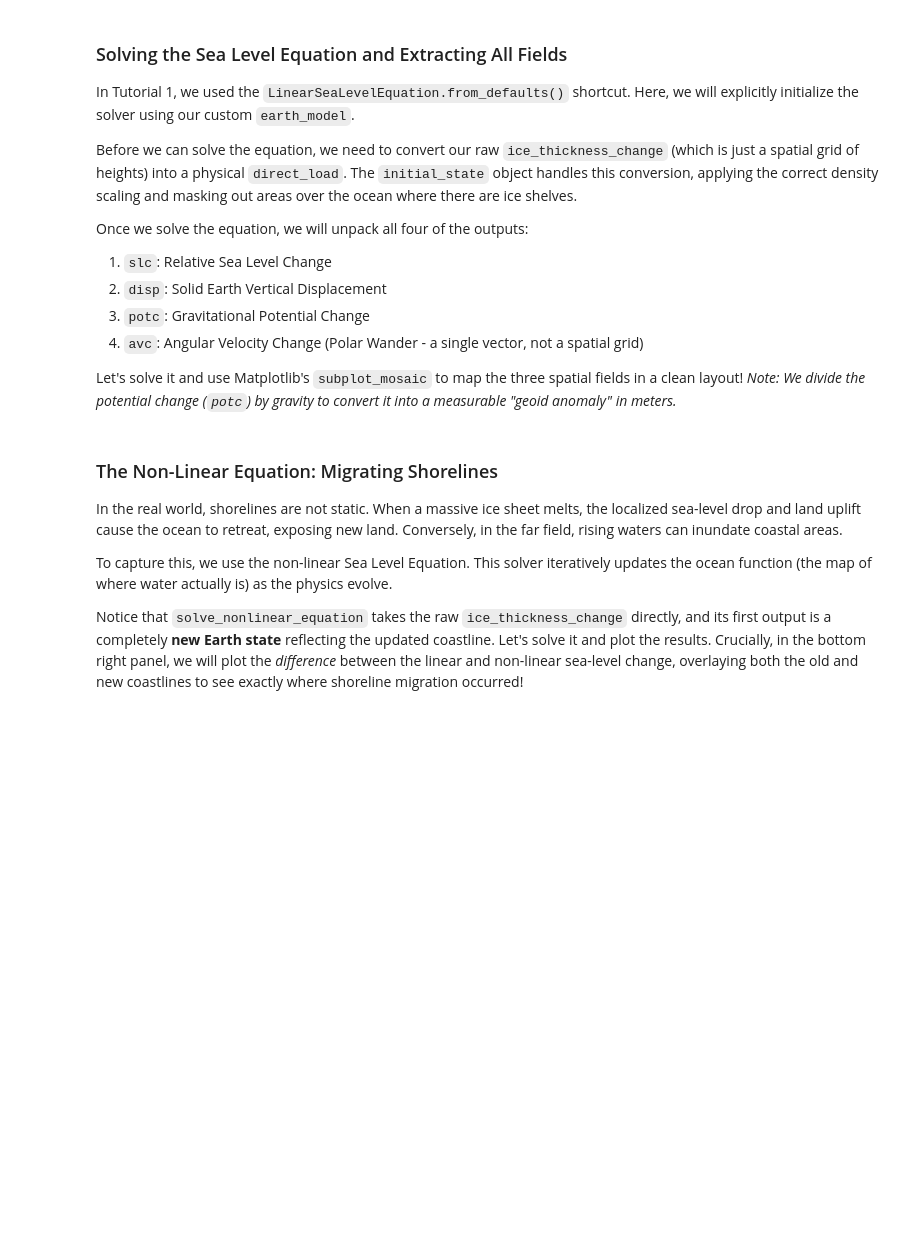
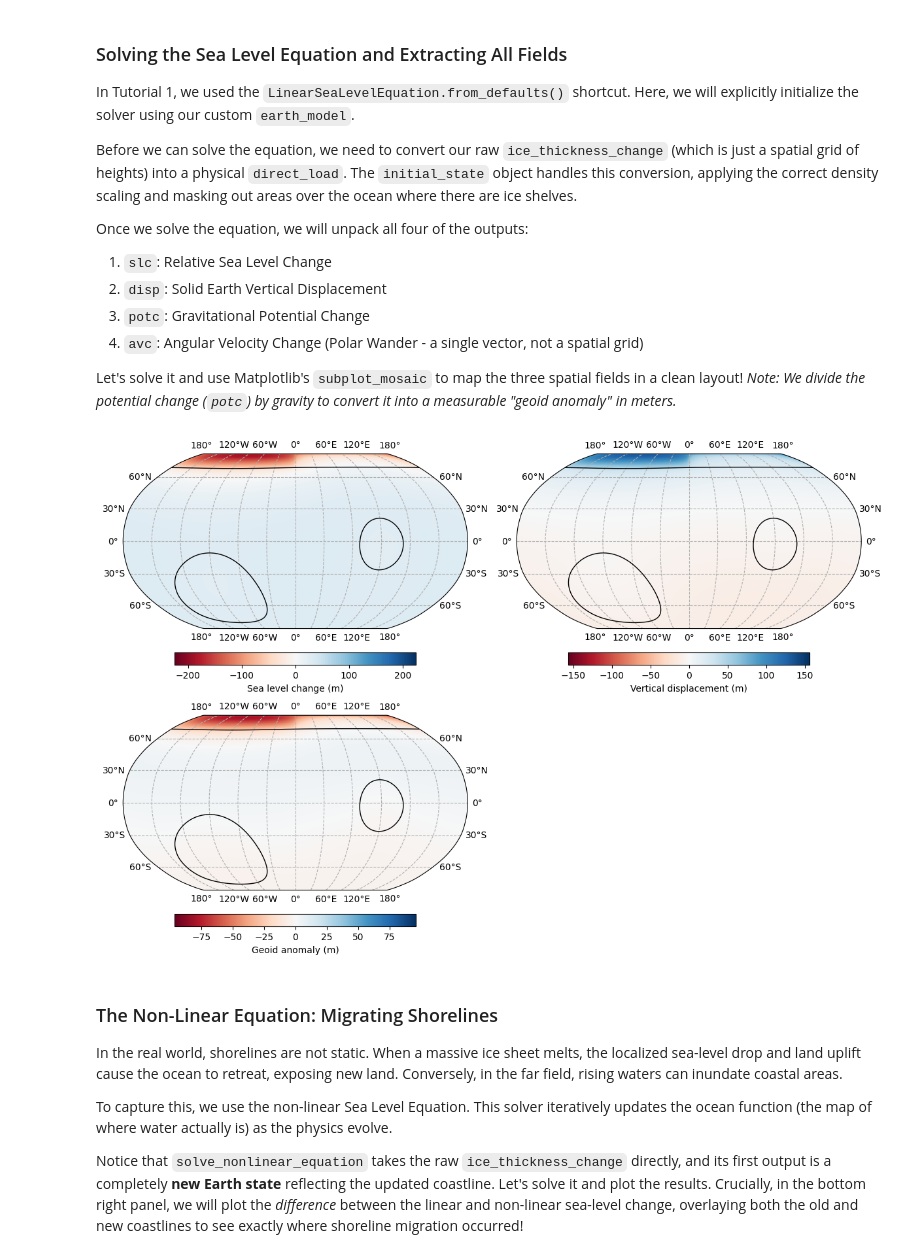
Before and after one commit to da380/pyslfp, a Jupyter notebook: docs/source/tutorials/tutorial2.ipynb, the cells around one changed output. Cells and saved outputs as stored; diff of their text form; code cells hidden in the pictures; blank space fills up the shorter version.

```diff
--- a/docs/source/tutorials/tutorial2.ipynb
+++ b/docs/source/tutorials/tutorial2.ipynb
@@ -142,7 +150,7 @@ slc, disp, potc, avc = sle.solve_sea_level_equation(initial_state, direct_load)
 # 1. Define the layout with keys for our fields
 layout = [
     ["slc", "disp"],
-    ["potc", "."]  # The "." leaves the bottom right corner empty
+    ["potc", "."]
 ]
 
 # 2. Create the figure and a dictionary of axes using subplot_mosaic
@@ -155,35 +163,37 @@ fig, ax_dict = plt.subplot_mosaic(
 
 # --- Plot Sea Level Change (slc) ---
 sl.plot(
-    slc * initial_state.ocean_projection() * earth_parameters.length_scale,
+    slc * earth_parameters.length_scale,
     ax=ax_dict["slc"],
     coasts=False,
     symmetric=True,
     colorbar_kwargs={"label": "Sea level change (m)"}
 )
 initial_state.plot_coastline(ax_dict["slc"])
 
 # --- Plot Vertical Displacement (disp) ---
 sl.plot(
     disp * earth_parameters.length_scale,
     ax=ax_dict["disp"],
     coasts=False,
     symmetric=True,
     colorbar_kwargs={"label": "Vertical displacement (m)"}
 )
 initial_state.plot_coastline(ax_dict["disp"])
 
 # --- Plot Geoid Anomaly (derived from potc) ---
 sl.plot(
     -1 * potc * earth_parameters.length_scale / earth_parameters.gravitational_acceleration,
     ax=ax_dict["potc"],
     coasts=False,
     symmetric=True,
     colorbar_kwargs={"label": "Geoid anomaly (m)"}
 )
 initial_state.plot_coastline(ax_dict["potc"])
 
 plt.show()
+# %% [output]
+[figure, added]
 # %% [markdown]
 ### The Non-Linear Equation: Migrating Shorelines
 
```
Also changed, not shown: parts of 3 cells of this notebook, 17 other files.
